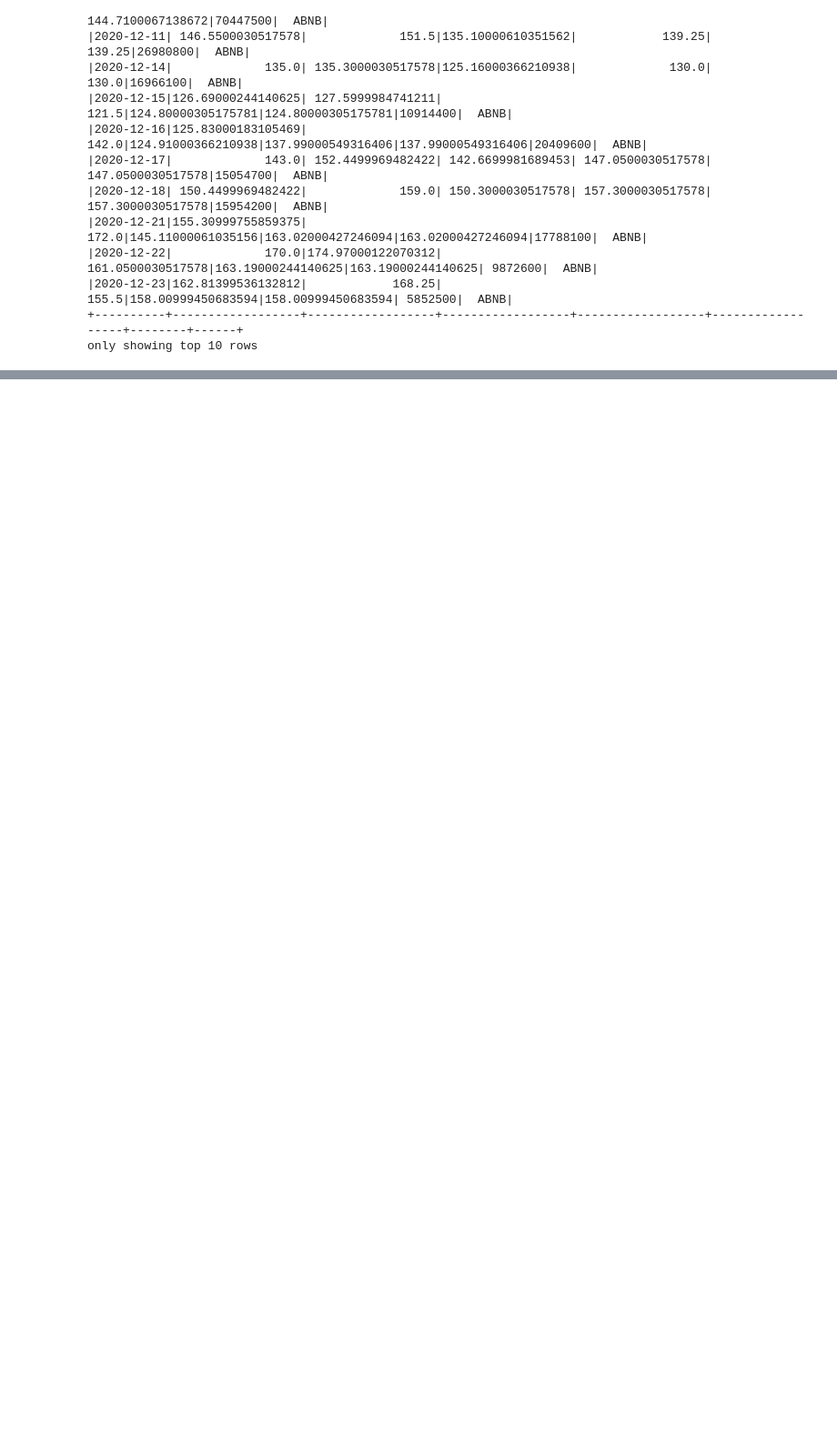
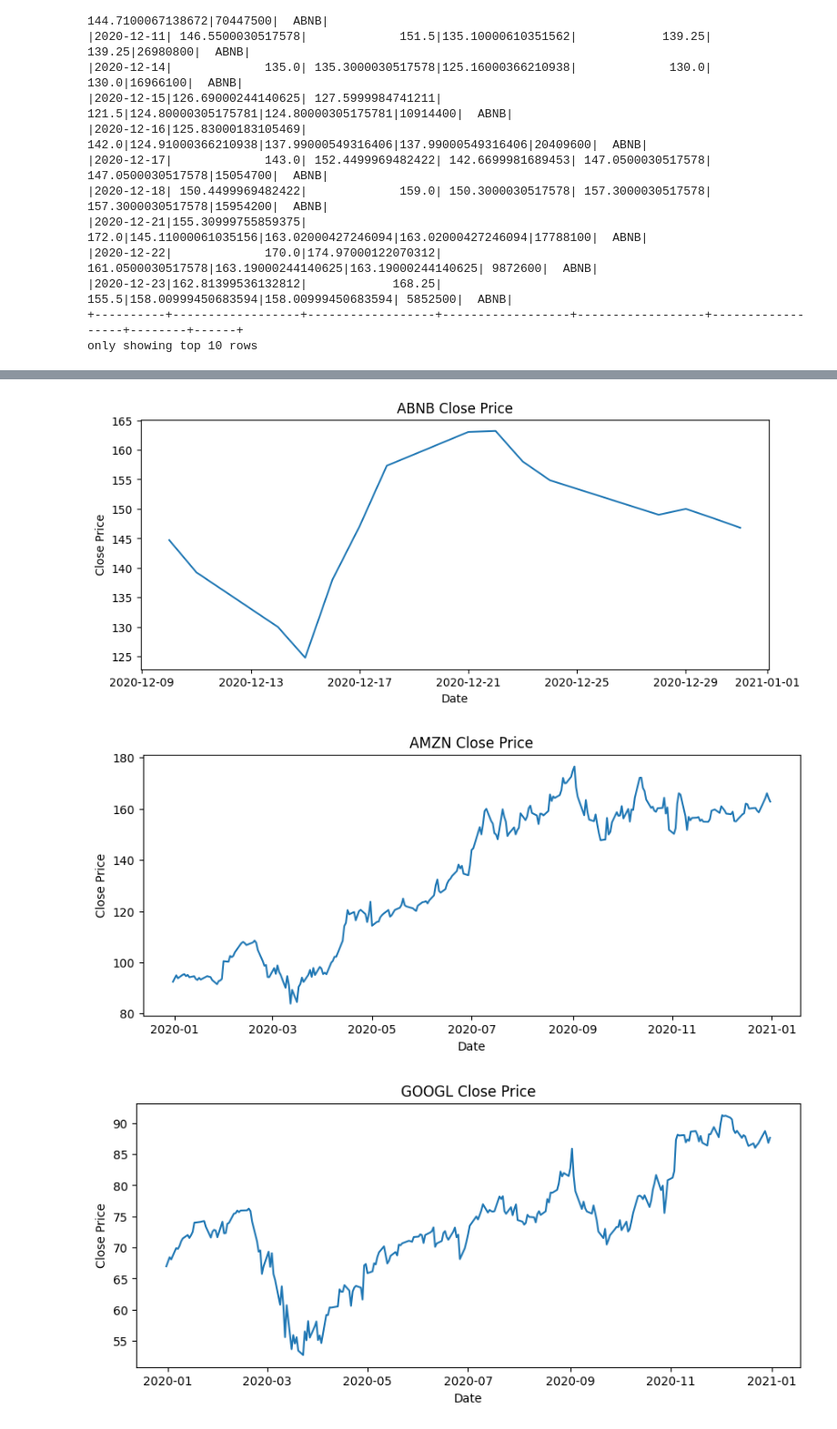
Before and after one commit to 2025524/Sem2CA2, a Jupyter notebook: correct.ipynb, the cells around one changed output, grey strips where cells are left out. Shown at 91% size. Drawn from its saved outputs; the diff is of its cells as text; code cells hidden in the pictures; blank space fills up the shorter version.

```diff
--- a/correct.ipynb
+++ b/correct.ipynb
@@ -430,0 +416,4 @@ ModuleNotFoundError: No module named 'distutils'
+# %%
+final_pd = final_data.toPandas()
+
+final_pd.head()
@@ -430,0 +461,9 @@ ModuleNotFoundError: No module named 'distutils'
+# %%
+import pandas as pd
+
+final_pd["Date"] = pd.to_datetime(final_pd["Date"])
+df = final_pd.copy()
+
+df = df.sort_values(["ticker", "Date"])
+
+df.head()
@@ -430,0 +489,11 @@ ModuleNotFoundError: No module named 'distutils'
+# %%
+#This line helps to make columns for each company
+tickers = ["ABNB", "AMZN", "GOOGL", "NKE", "NFLX"]
+
+company_data = {}
+
+for ticker in tickers:
+    company_data[ticker] = df[df["ticker"] == ticker].copy()
+    company_data[ticker] = company_data[ticker].sort_values("Date")
+
+company_data
@@ -430,0 +520,16 @@ ModuleNotFoundError: No module named 'distutils'
+# %%
+import matplotlib.pyplot as plt
+
+for ticker in tickers:
+    temp = company_data[ticker]
+
+    plt.figure(figsize=(10, 4))
+    plt.plot(temp["Date"], temp["Close"])
+    plt.title(f"{ticker} Close Price")
+    plt.xlabel("Date")
+    plt.ylabel("Close Price")
+    plt.show()
+# %% [output]
+[figure, added]
+[figure, added]
+[figure, added]
```
Also changed, not shown: parts of 16 cells of this notebook.
